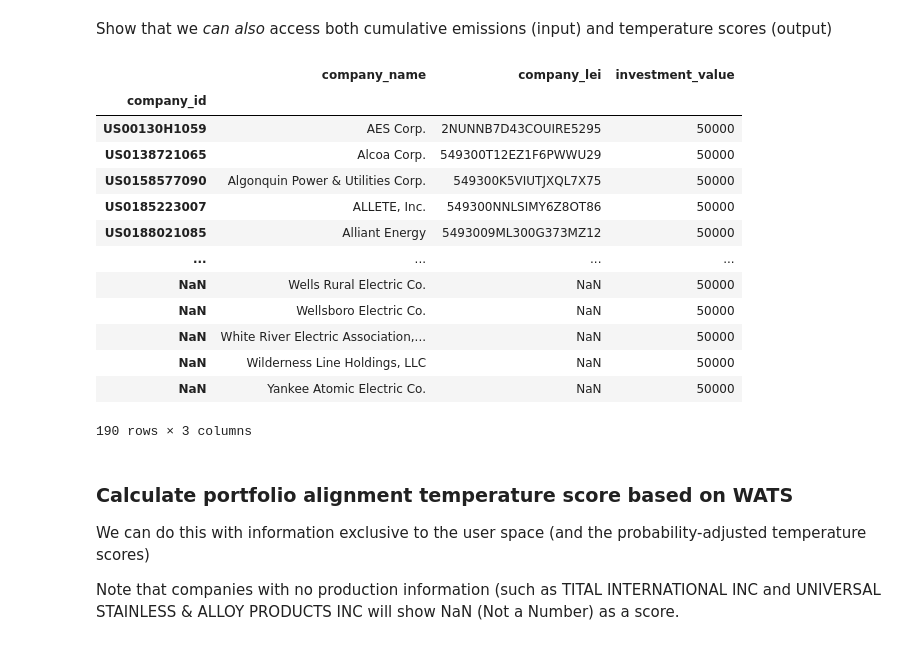
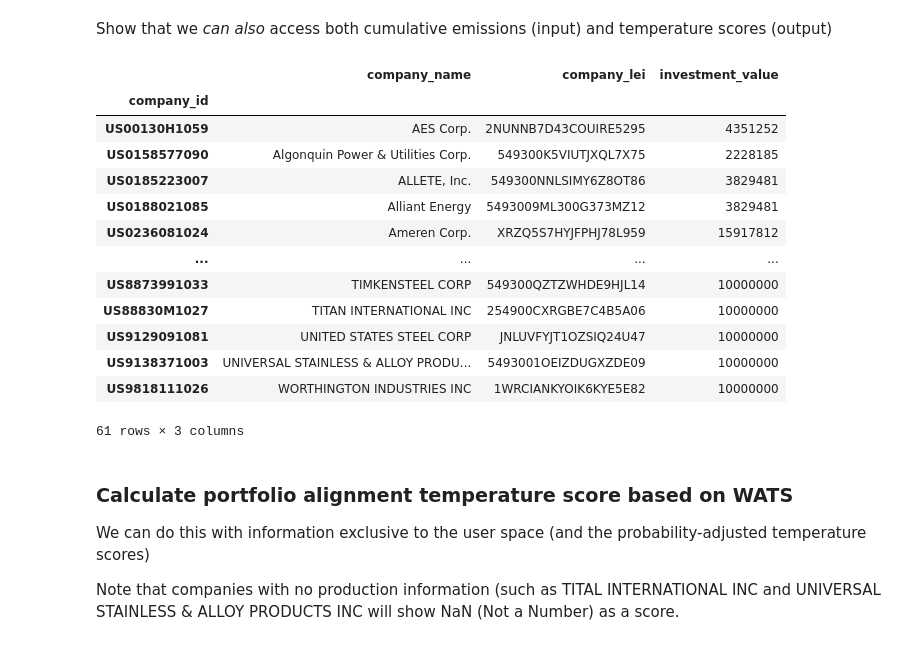
Before and after one commit to os-climate/ITR, a Jupyter notebook: examples/vault_demo_n1.ipynb, the cells around one changed output. Saved outputs shown, nothing was run; the diff lists cells and outputs as text; code cells hidden in the pictures.

```diff
--- a/examples/vault_demo_n1.ipynb
+++ b/examples/vault_demo_n1.ipynb
@@ -153,24 +159,23 @@ We can pass a list of company IDs to the Data Vault to get back a sum without ex
 # %% [markdown]
 Show that we *can also* access both cumulative emissions (input) and temperature scores (output)
 # %%
-# portfolio_df = pd.read_csv("data/mdt-20220116-portfolio.csv", encoding="iso-8859-1", sep=';', index_col='company_id')
-portfolio_df = pd.read_csv("data/rmi_all.csv", encoding="iso-8859-1", sep=',', index_col='company_id')
+portfolio_df = pd.read_csv("data/mdt-20220116-portfolio.csv", encoding="iso-8859-1", sep=';', index_col='company_id')
 portfolio_df
 # %% [output]
 |  | company_name | company_lei | investment_value |
 | company_id |  |  |  |
-| US00130H1059 | AES Corp. | 2NUNNB7D43COUIRE5295 | 50000 |
-| US0138721065 | Alcoa Corp. | 549300T12EZ1F6PWWU29 | 50000 |
-| US0158577090 | Algonquin Power & Utilities Corp. | 549300K5VIUTJXQL7X75 | 50000 |
-| US0185223007 | ALLETE, Inc. | 549300NNLSIMY6Z8OT86 | 50000 |
-| US0188021085 | Alliant Energy | 5493009ML300G373MZ12 | 50000 |
+| US00130H1059 | AES Corp. | 2NUNNB7D43COUIRE5295 | 4351252 |
+| US0158577090 | Algonquin Power & Utilities Corp. | 549300K5VIUTJXQL7X75 | 2228185 |
+| US0185223007 | ALLETE, Inc. | 549300NNLSIMY6Z8OT86 | 3829481 |
+| US0188021085 | Alliant Energy | 5493009ML300G373MZ12 | 3829481 |
+| US0236081024 | Ameren Corp. | XRZQ5S7HYJFPHJ78L959 | 15917812 |
 | ... | ... | ... | ... |
-| NaN | Wells Rural Electric Co. | NaN | 50000 |
-| NaN | Wellsboro Electric Co. | NaN | 50000 |
-| NaN | White River Electric Association,... | NaN | 50000 |
-| NaN | Wilderness Line Holdings, LLC | NaN | 50000 |
-| NaN | Yankee Atomic Electric Co. | NaN | 50000 |
+| US8873991033 | TIMKENSTEEL CORP | 549300QZTZWHDE9HJL14 | 10000000 |
+| US88830M1027 | TITAN INTERNATIONAL INC | 254900CXRGBE7C4B5A06 | 10000000 |
+| US9129091081 | UNITED STATES STEEL CORP | JNLUVFYJT1OZSIQ24U47 | 10000000 |
+| US9138371003 | UNIVERSAL STAINLESS & ALLOY PRODU... | 5493001OEIZDUGXZDE09 | 10000000 |
+| US9818111026 | WORTHINGTON INDUSTRIES INC | 1WRCIANKYOIK6KYE5E82 | 10000000 |
-190 rows × 3 columns
+61 rows × 3 columns
 # %% [markdown]
 ### Calculate portfolio alignment temperature score based on WATS
 
```
Also changed, not shown: parts of 20 cells of this notebook, 5 other files.
